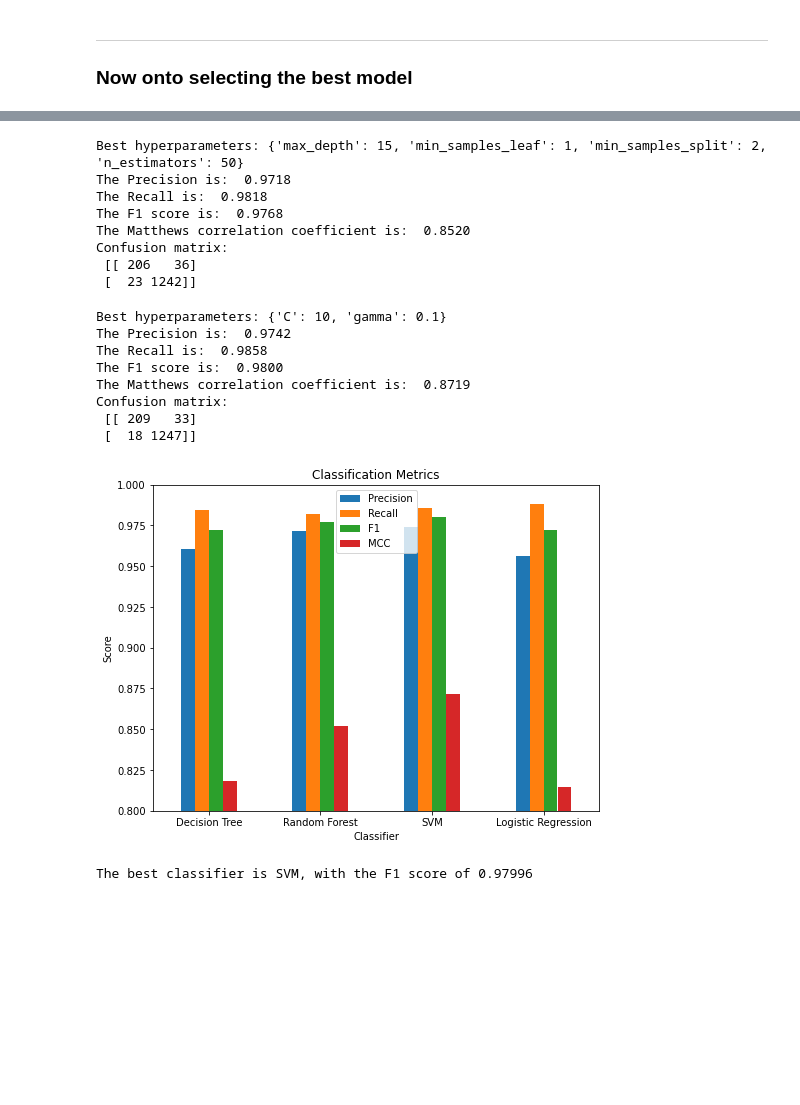
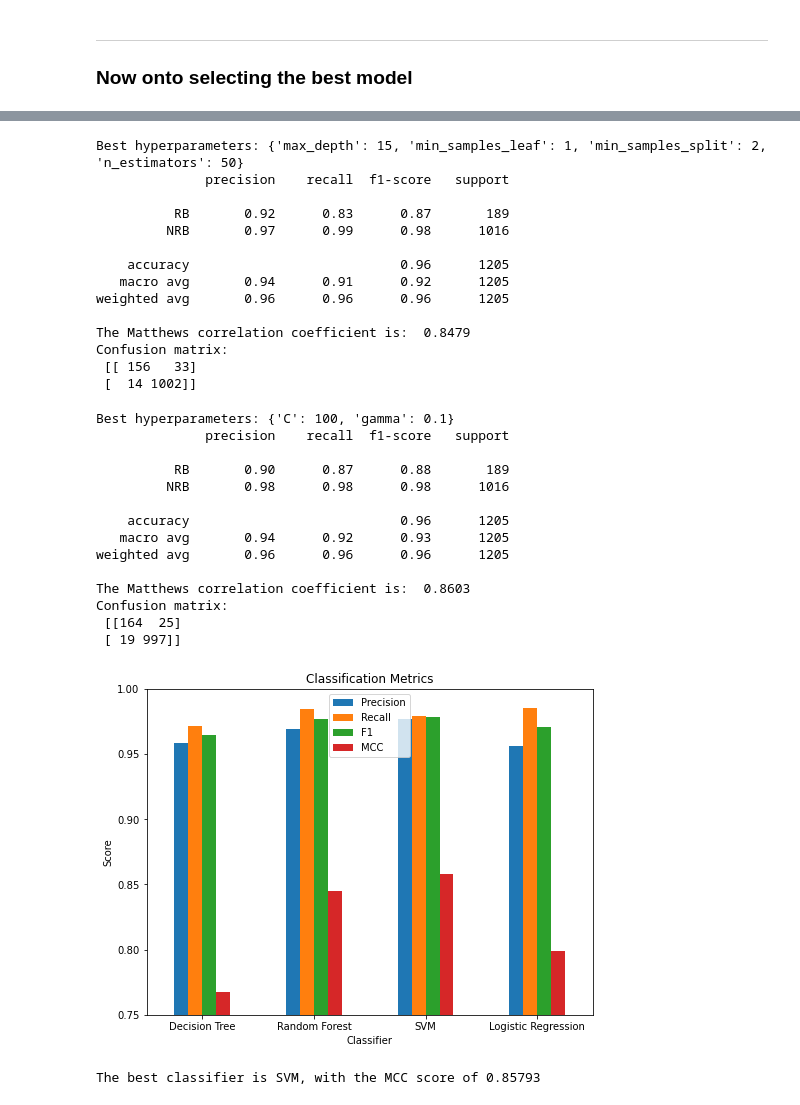
Before and after one commit to CosminTr/ClassificationModelEC, a Jupyter notebook: ProjetoEC.ipynb, the cells around one changed output, grey strips where cells are left out. Saved outputs shown, nothing was run; the diff lists cells and outputs as text; code cells hidden in the pictures; blank space fills up the shorter version.

Commit message:
final result

```diff
--- a/ProjetoEC.ipynb
+++ b/ProjetoEC.ipynb
@@ -423,6 +423,6 @@ plt.show()
 # %%
 #Optimal number of features is 35
-sfs = SequentialFeatureSelector(clf, n_features_to_select=35, scoring=scorer)
+sfs = SequentialFeatureSelector(clf, n_features_to_select=38, scoring=scorer)
 sfs.fit(X_train_scaled, y_train)
 X_train_sfs = sfs.transform(X_train_scaled)
 X_test_sfs = sfs.transform(X_test_scaled)
@@ -468,7 +468,7 @@ from sklearn.svm import SVC
 # Best Imputer, Scaler and Selector
 imputer = IterativeImputer(random_state=42)
 scaler = StandardScaler()
-selector = SelectKBest(f_classif, k=22)
+selector = SequentialFeatureSelector(clf, n_features_to_select=38, scoring=scorer)
 
 # Impute missing values
 X_train_imputed = imputer.fit_transform(X_train)
@@ -561,13 +561,19 @@ y_pred = best_model.predict(X_test_kbest)
 classification_scores(y_test, y_pred)
 # %% [output]
 Best hyperparameters: {'max_depth': 15, 'min_samples_leaf': 1, 'min_samples_split': 2, 'n_estimators': 50}
-The Precision is:  0.9718
-The Recall is:  0.9818
-The F1 score is:  0.9768
-The Matthews correlation coefficient is:  0.8520
+              precision    recall  f1-score   support
+
+          RB       0.92      0.83      0.87       189
+         NRB       0.97      0.99      0.98      1016
+
+    accuracy                           0.96      1205
+   macro avg       0.94      0.91      0.92      1205
+weighted avg       0.96      0.96      0.96      1205
+
+The Matthews correlation coefficient is:  0.8479
 Confusion matrix:
- [[ 206   36]
- [  23 1242]]
+ [[ 156   33]
+ [  14 1002]]
 # %%
 # Create a SVC classifier
 svc = SVC(random_state=42)
@@ -578,7 +584,7 @@ Cs = [0.01, 0.1, 1, 10, 100, 1000, 10000]
 param_grid = {"gamma": gammas, "C": Cs}
 
 # fit the GridSearchCV object to the training data
-grid_search = GridSearchCV(svc, param_grid, cv=5, scoring="f1")
+grid_search = GridSearchCV(svc, param_grid, cv=5, scoring=scorer)
 grid_search = grid_search.fit(X_train_kbest, y_train)
 
 # print the best hyperparameters found by GridSearchCV
@@ -591,49 +597,55 @@ y_pred = best_model.predict(X_test_kbest)
 # Check classification scores
 classification_scores(y_test, y_pred)
 # %% [output]
-Best hyperparameters: {'C': 10, 'gamma': 0.1}
-The Precision is:  0.9742
-The Recall is:  0.9858
-The F1 score is:  0.9800
-The Matthews correlation coefficient is:  0.8719
+Best hyperparameters: {'C': 100, 'gamma': 0.1}
+              precision    recall  f1-score   support
+
+          RB       0.90      0.87      0.88       189
+         NRB       0.98      0.98      0.98      1016
+
+    accuracy                           0.96      1205
+   macro avg       0.94      0.92      0.93      1205
+weighted avg       0.96      0.96      0.96      1205
+
+The Matthews correlation coefficient is:  0.8603
 Confusion matrix:
- [[ 209   33]
- [  18 1247]]
+ [[164  25]
+ [ 19 997]]
 # %%
 
 # define classifiers
-classifiers = [('Decision Tree', DecisionTreeClassifier(criterion='gini', max_depth=8, min_samples_leaf=5, min_samples_split=2, random_state=42)),
-               ('Random Forest', RandomForestClassifier(max_depth=15, min_samples_leaf=1, min_samples_split=2, n_estimators=50, random_state=42)),
-               ('SVM', SVC(C=10, gamma=0.1, random_state=42)),
+classifiers = [('Decision Tree', DecisionTreeClassifier(criterion='entropy', max_depth=8, min_samples_leaf=4, min_samples_split=2, random_state=42)),
+               ('Random Forest', RandomForestClassifier(max_depth=15, min_samples_leaf=1, min_samples_split=5, n_estimators=50, random_state=42)),
+               ('SVM', SVC(C=100, gamma=0.1, random_state=42)),
                ('Logistic Regression', LogisticRegression(random_state=42))]
 
 # evaluate classifiers using precision, recall, f1, and MCC metrics
 metrics = ['Precision', 'Recall', 'F1', 'MCC']
 results = pd.DataFrame(columns=metrics, index=[name for name, clf in classifiers])
 
 for name, clf in classifiers:
     clf.fit(X_train_kbest, y_train)
     y_pred = clf.predict(X_test_kbest)
     results.loc[name, 'Precision'] = precision_score(y_test, y_pred)
     results.loc[name, 'Recall'] = recall_score(y_test, y_pred)
     results.loc[name, 'F1'] = f1_score(y_test, y_pred)
     results.loc[name, 'MCC'] = matthews_corrcoef(y_test, y_pred)
 
 # plot results
 fig, ax = plt.subplots(figsize=(8, 6))
 results.plot(kind='bar', ax=ax)
-ax.set_ylim([0.8, 1.0])
+ax.set_ylim([0.75, 1.0])
 ax.set_xlabel('Classifier')
 ax.set_ylabel('Score')
 ax.set_title('Classification Metrics')
 plt.xticks(rotation=0)
 plt.show()
 
 # print best classifier and its F1 score
-results['F1'] = results['F1'].astype(float)
-best_classifier = results['F1'].idxmax()
-best_score = results.loc[best_classifier, 'F1']
-print(f'The best classifier is {best_classifier}, with the F1 score of {best_score:.5f}')
+results['MCC'] = results['MCC'].astype(float)
+best_classifier = results['MCC'].idxmax()
+best_score = results.loc[best_classifier, 'MCC']
+print(f'The best classifier is {best_classifier}, with the MCC score of {best_score:.5f}')
 # %% [output]
-[figure, old version]
+[figure, new version]
-The best classifier is SVM, with the F1 score of 0.97996
+The best classifier is SVM, with the MCC score of 0.85793
```
Also changed, not shown: parts of 7 cells of this notebook.
